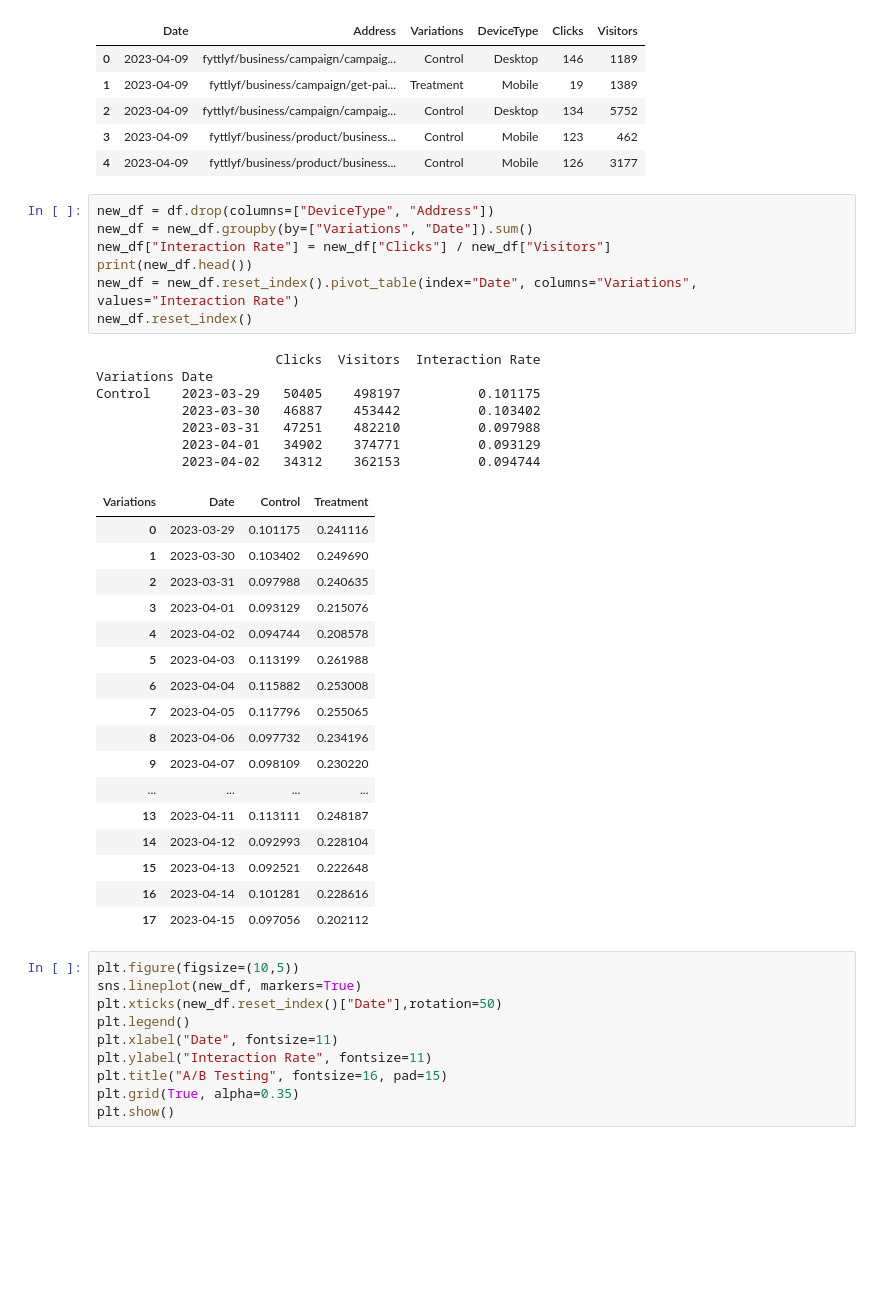
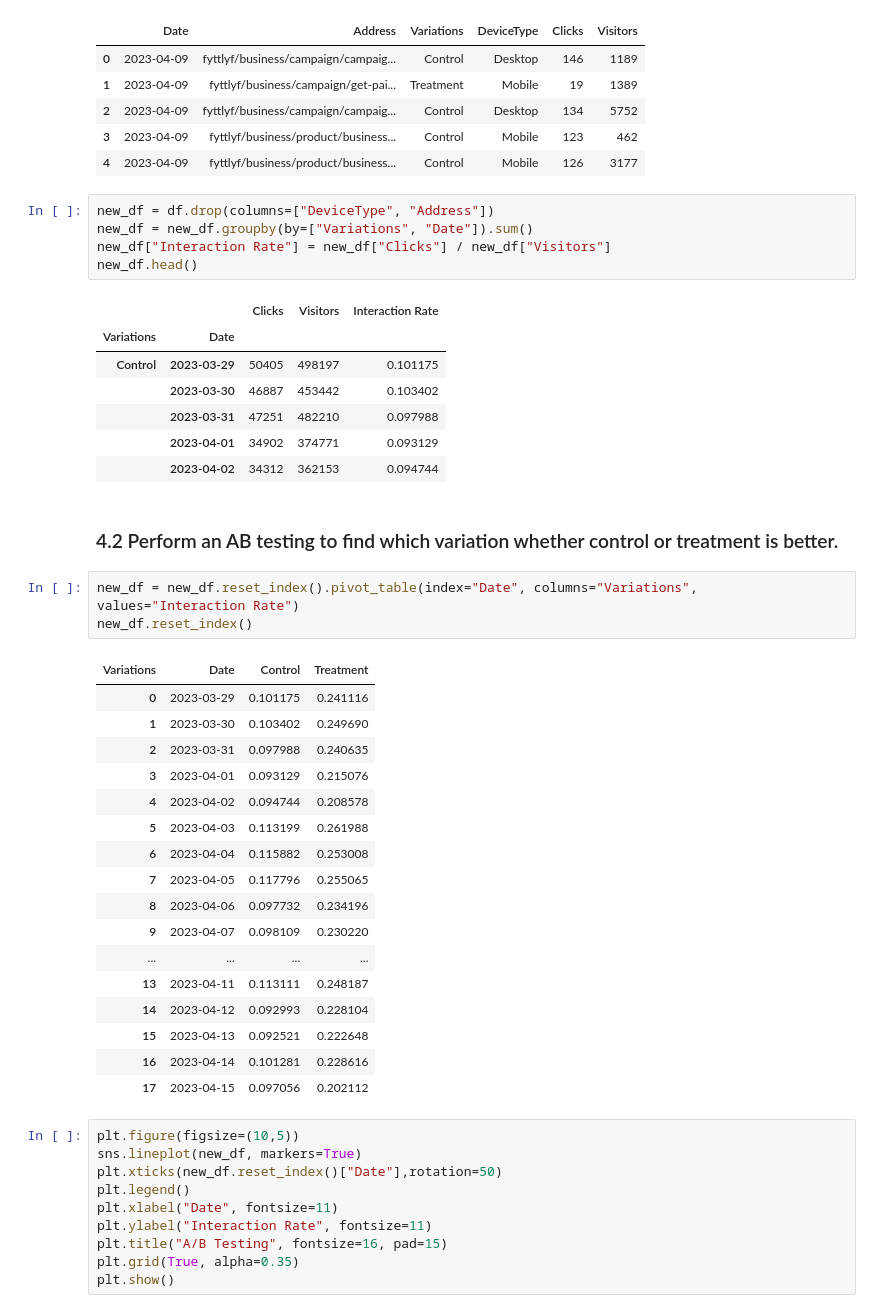
Before and after one commit to pratiksrm99/DataAnalysis, a Jupyter notebook: Website_Visitors_Data_Analysis/Analysis Notebook/Part_4-A_B_testing.ipynb, the cells around one changed output. Cells and saved outputs as stored; diff of their text form; blank space fills up the shorter version.

```diff
--- a/Website_Visitors_Data_Analysis/Analysis Notebook/Part_4-A_B_testing.ipynb
+++ b/Website_Visitors_Data_Analysis/Analysis Notebook/Part_4-A_B_testing.ipynb
@@ -113,35 +114,39 @@ df.head()
 # %%
 new_df = df.drop(columns=["DeviceType", "Address"])
 new_df = new_df.groupby(by=["Variations", "Date"]).sum()
 new_df["Interaction Rate"] = new_df["Clicks"] / new_df["Visitors"]
-print(new_df.head())
-new_df = new_df.reset_index().pivot_table(index="Date", columns="Variations", values="Interaction Rate")
-new_df.reset_index()
+new_df.head()
 # %% [output]
-                       Clicks  Visitors  Interaction Rate
-Variations Date
-Control    2023-03-29   50405    498197          0.101175
-           2023-03-30   46887    453442          0.103402
-           2023-03-31   47251    482210          0.097988
-           2023-04-01   34902    374771          0.093129
-           2023-04-02   34312    362153          0.094744
-| Variations | Date | Control | Treatment |
-| 0 | 2023-03-29 | 0.101175 | 0.241116 |
-| 1 | 2023-03-30 | 0.103402 | 0.249690 |
-| 2 | 2023-03-31 | 0.097988 | 0.240635 |
-| 3 | 2023-04-01 | 0.093129 | 0.215076 |
-| 4 | 2023-04-02 | 0.094744 | 0.208578 |
-| 5 | 2023-04-03 | 0.113199 | 0.261988 |
-| 6 | 2023-04-04 | 0.115882 | 0.253008 |
-| 7 | 2023-04-05 | 0.117796 | 0.255065 |
-| 8 | 2023-04-06 | 0.097732 | 0.234196 |
-| 9 | 2023-04-07 | 0.098109 | 0.230220 |
-| ... | ... | ... | ... |
-| 13 | 2023-04-11 | 0.113111 | 0.248187 |
-| 14 | 2023-04-12 | 0.092993 | 0.228104 |
-| 15 | 2023-04-13 | 0.092521 | 0.222648 |
-| 16 | 2023-04-14 | 0.101281 | 0.228616 |
-| 17 | 2023-04-15 | 0.097056 | 0.202112 |
+|  |  | Clicks | Visitors | Interaction Rate |
+| Variations | Date |  |  |  |
+| Control | 2023-03-29 | 50405 | 498197 | 0.101175 |
+|  | 2023-03-30 | 46887 | 453442 | 0.103402 |
+|  | 2023-03-31 | 47251 | 482210 | 0.097988 |
+|  | 2023-04-01 | 34902 | 374771 | 0.093129 |
+|  | 2023-04-02 | 34312 | 362153 | 0.094744 |
+# %% [markdown]
+###  4.2 Perform an AB testing to find which variation whether control or treatment is better.
+# %%
+new_df = new_df.reset_index().pivot_table(index="Date", columns="Variations", values="Interaction Rate")
+new_df.reset_index()
+# %% [output]
+| Variations | Date | Control | Treatment |
+| 0 | 2023-03-29 | 0.101175 | 0.241116 |
+| 1 | 2023-03-30 | 0.103402 | 0.249690 |
+| 2 | 2023-03-31 | 0.097988 | 0.240635 |
+| 3 | 2023-04-01 | 0.093129 | 0.215076 |
+| 4 | 2023-04-02 | 0.094744 | 0.208578 |
+| 5 | 2023-04-03 | 0.113199 | 0.261988 |
+| 6 | 2023-04-04 | 0.115882 | 0.253008 |
+| 7 | 2023-04-05 | 0.117796 | 0.255065 |
+| 8 | 2023-04-06 | 0.097732 | 0.234196 |
+| 9 | 2023-04-07 | 0.098109 | 0.230220 |
+| ... | ... | ... | ... |
+| 13 | 2023-04-11 | 0.113111 | 0.248187 |
+| 14 | 2023-04-12 | 0.092993 | 0.228104 |
+| 15 | 2023-04-13 | 0.092521 | 0.222648 |
+| 16 | 2023-04-14 | 0.101281 | 0.228616 |
+| 17 | 2023-04-15 | 0.097056 | 0.202112 |
 # %%
 plt.figure(figsize=(10,5))
 sns.lineplot(new_df, markers=True)
```
Also changed, not shown: parts of 3 cells of this notebook.
